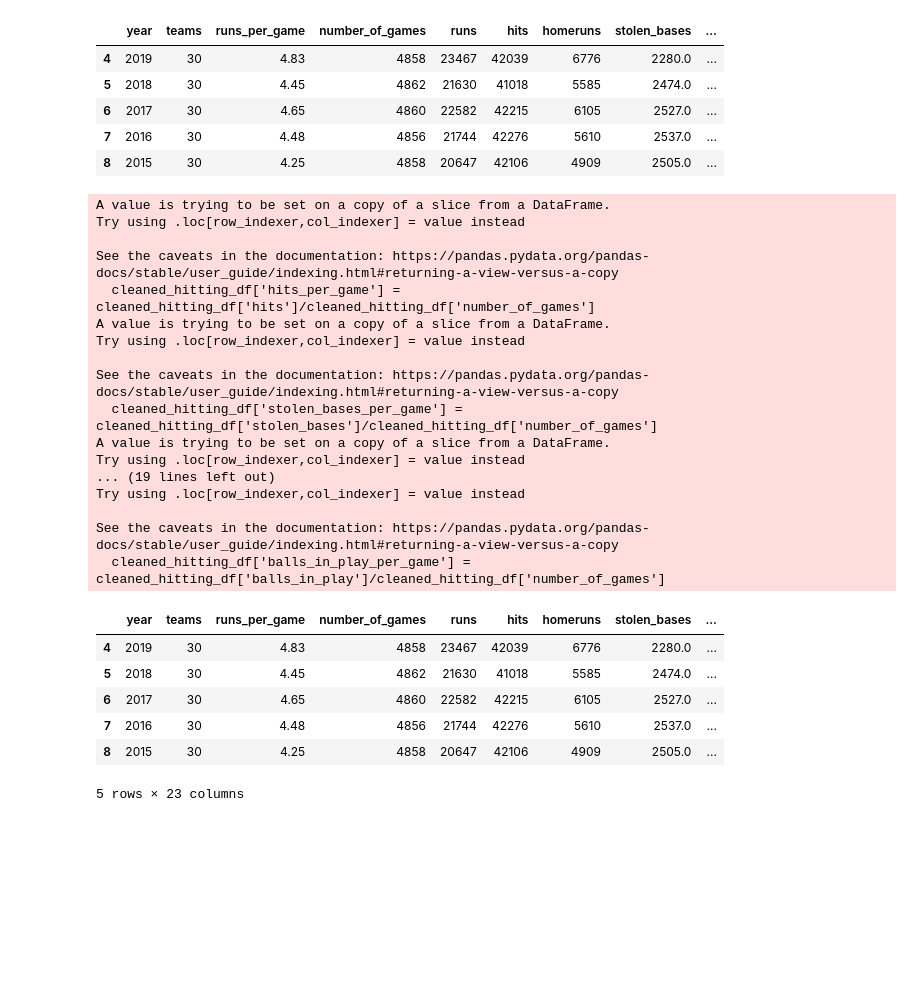
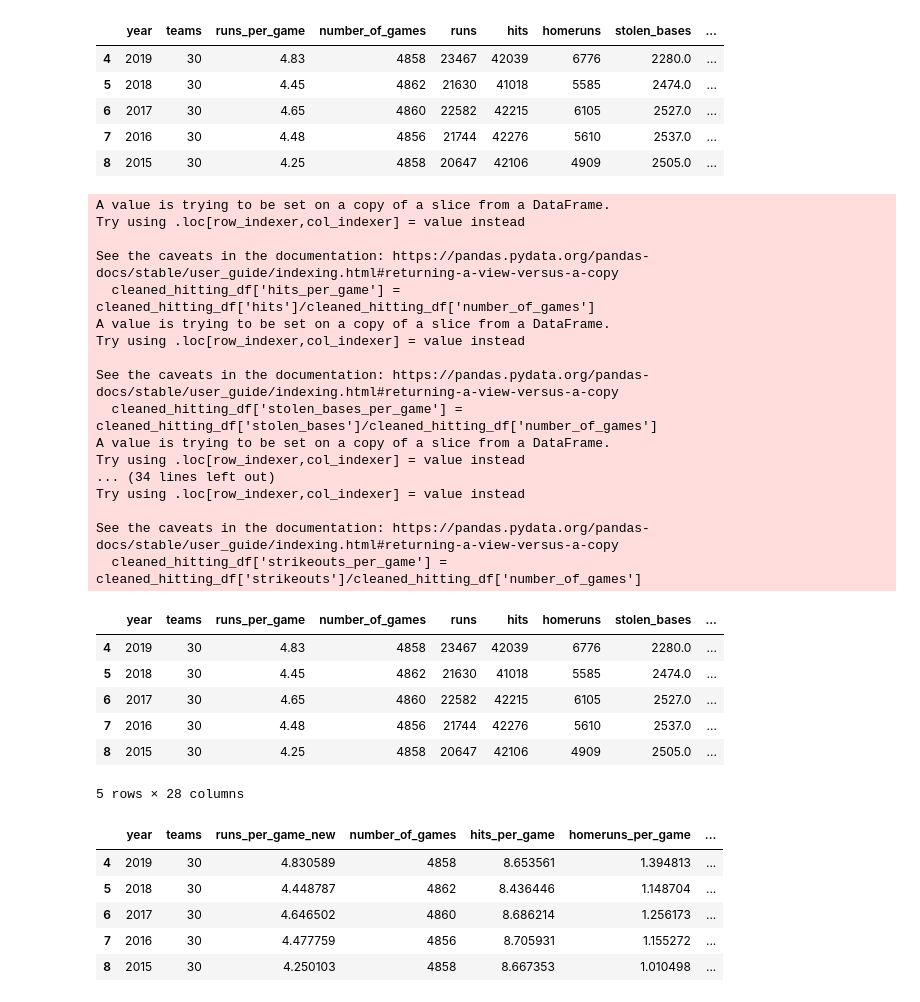
Before and after one commit to digital-buddha42/Baseball-Run-Correlations, a Jupyter notebook: Baseball Project.ipynb, the cells around one changed output. Drawn from its saved outputs; the diff is of its cells as text; code cells hidden in the pictures; blank space fills up the shorter version.

```diff
--- a/Baseball Project.ipynb
+++ b/Baseball Project.ipynb
@@ -110,6 +112,10 @@ cleaned_hitting_df['homeruns_per_game'] = cleaned_hitting_df['homeruns']/cleaned
 cleaned_hitting_df['total_bases_per_game'] = cleaned_hitting_df['total_bases']/cleaned_hitting_df['number_of_games']
 cleaned_hitting_df['sacrifice_hits_per_game'] = cleaned_hitting_df['sacrifice_hits']/cleaned_hitting_df['number_of_games']
 cleaned_hitting_df['balls_in_play_per_game'] = cleaned_hitting_df['balls_in_play']/cleaned_hitting_df['number_of_games']
+# Adding a new runs per game column because old one only has 2 decimal points
+cleaned_hitting_df['runs_per_game_new'] = cleaned_hitting_df['runs']/cleaned_hitting_df['number_of_games']
+cleaned_hitting_df['walks_per_game'] = cleaned_hitting_df['walks']/cleaned_hitting_df['number_of_games']
+cleaned_hitting_df['strikeouts_per_game'] = cleaned_hitting_df['strikeouts']/cleaned_hitting_df['number_of_games']
 
 cleaned_hitting_df.head()
 # %% [output]
@@ -125,16 +131,30 @@ See the caveats in the documentation: https://pandas.pydata.org/pandas-docs/stab
   cleaned_hitting_df['stolen_bases_per_game'] = cleaned_hitting_df['stolen_bases']/cleaned_hitting_df['number_of_games']
 A value is trying to be set on a copy of a slice from a DataFrame.
 Try using .loc[row_indexer,col_indexer] = value instead
-... (19 lines left out)
+... (34 lines left out)
 Try using .loc[row_indexer,col_indexer] = value instead
 
 See the caveats in the documentation: https://pandas.pydata.org/pandas-docs/stable/user_guide/indexing.html#returning-a-view-versus-a-copy
-  cleaned_hitting_df['balls_in_play_per_game'] = cleaned_hitting_df['balls_in_play']/cleaned_hitting_df['number_of_games']
+  cleaned_hitting_df['strikeouts_per_game'] = cleaned_hitting_df['strikeouts']/cleaned_hitting_df['number_of_games']
 |  | year | teams | runs_per_game | number_of_games | runs | hits | homeruns | stolen_bases | ... |
 | 4 | 2019 | 30 | 4.83 | 4858 | 23467 | 42039 | 6776 | 2280.0 | ... |
 | 5 | 2018 | 30 | 4.45 | 4862 | 21630 | 41018 | 5585 | 2474.0 | ... |
 | 6 | 2017 | 30 | 4.65 | 4860 | 22582 | 42215 | 6105 | 2527.0 | ... |
 | 7 | 2016 | 30 | 4.48 | 4856 | 21744 | 42276 | 5610 | 2537.0 | ... |
 | 8 | 2015 | 30 | 4.25 | 4858 | 20647 | 42106 | 4909 | 2505.0 | ... |
-5 rows × 23 columns
+5 rows × 28 columns
+# %%
+reduced_hitting_df = cleaned_hitting_df[['year','teams','runs_per_game_new','number_of_games','hits_per_game',
+                                         'homeruns_per_game','stolen_bases_per_game','caught_stealing_per_game','walks_per_game',
+                                         'strikeouts_per_game','batting_average','on_base_percentage','slugging_percentage',
+                                         'on_base_plus_slugging_percentage','total_bases_per_game','sacrifice_hits_per_game',
+                                         'balls_in_play_per_game']]
+reduced_hitting_df.head()
+# %% [output]
+|  | year | teams | runs_per_game_new | number_of_games | hits_per_game | homeruns_per_game | ... |
+| 4 | 2019 | 30 | 4.830589 | 4858 | 8.653561 | 1.394813 | ... |
+| 5 | 2018 | 30 | 4.448787 | 4862 | 8.436446 | 1.148704 | ... |
+| 6 | 2017 | 30 | 4.646502 | 4860 | 8.686214 | 1.256173 | ... |
+| 7 | 2016 | 30 | 4.477759 | 4856 | 8.705931 | 1.155272 | ... |
+| 8 | 2015 | 30 | 4.250103 | 4858 | 8.667353 | 1.010498 | ... |
 # %%
```
Also changed, not shown: parts of 5 cells of this notebook.
